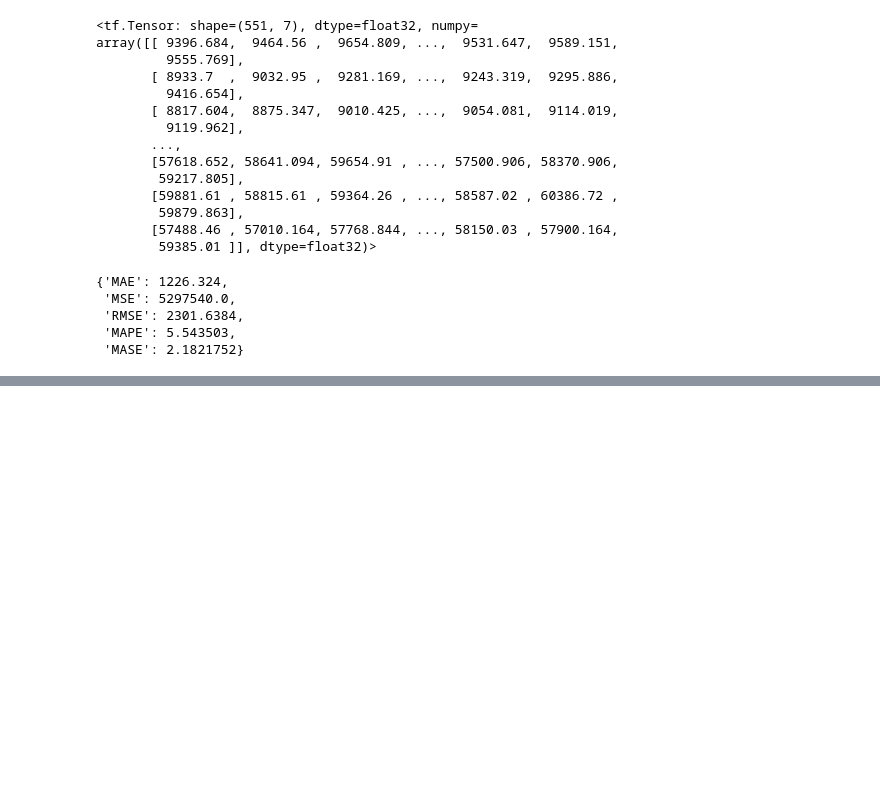
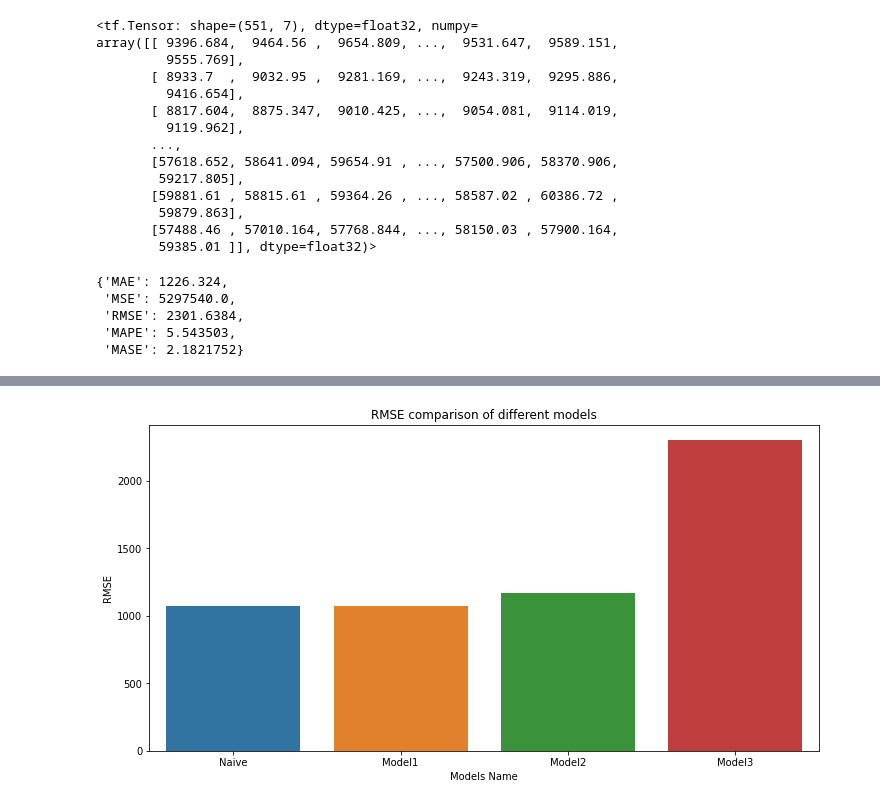
Before and after one commit to sugarbody/Time-Series-Forecasting, a Jupyter notebook: Time_Series_Forecasting.ipynb, the cells around one changed output, grey strips where cells are left out. Cells and saved outputs as stored; diff of their text form; code cells hidden in the pictures; blank space fills up the shorter version.

```diff
--- a/Time_Series_Forecasting.ipynb
+++ b/Time_Series_Forecasting.ipynb
@@ -800,0 +836,4 @@ timeSeries_plot(timeSteps=X_test[-len(test_windows):], prices=model_3_preds, for
+# %%
+make_pred_comparison(model_results, 'RMSE')
+# %% [output]
+[figure, added]
```
Also changed, not shown: parts of 16 cells of this notebook.
